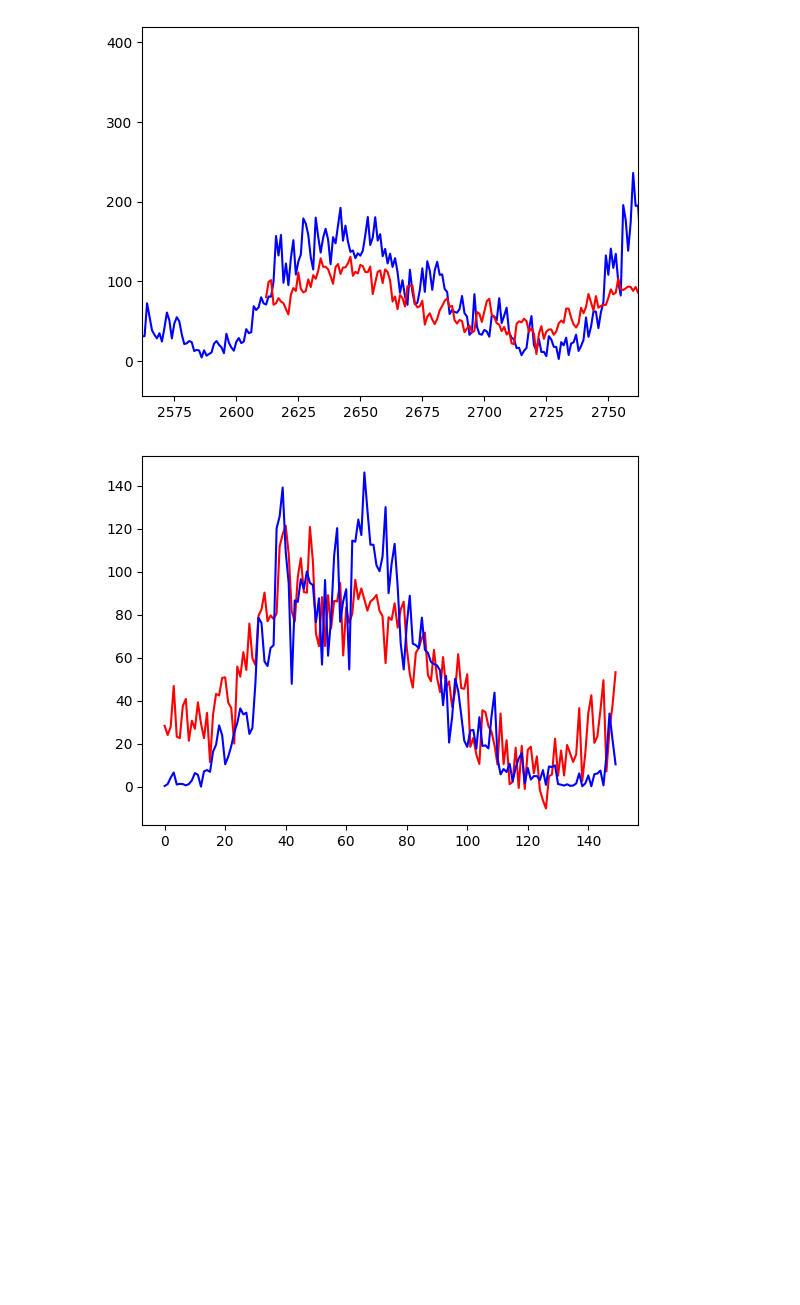
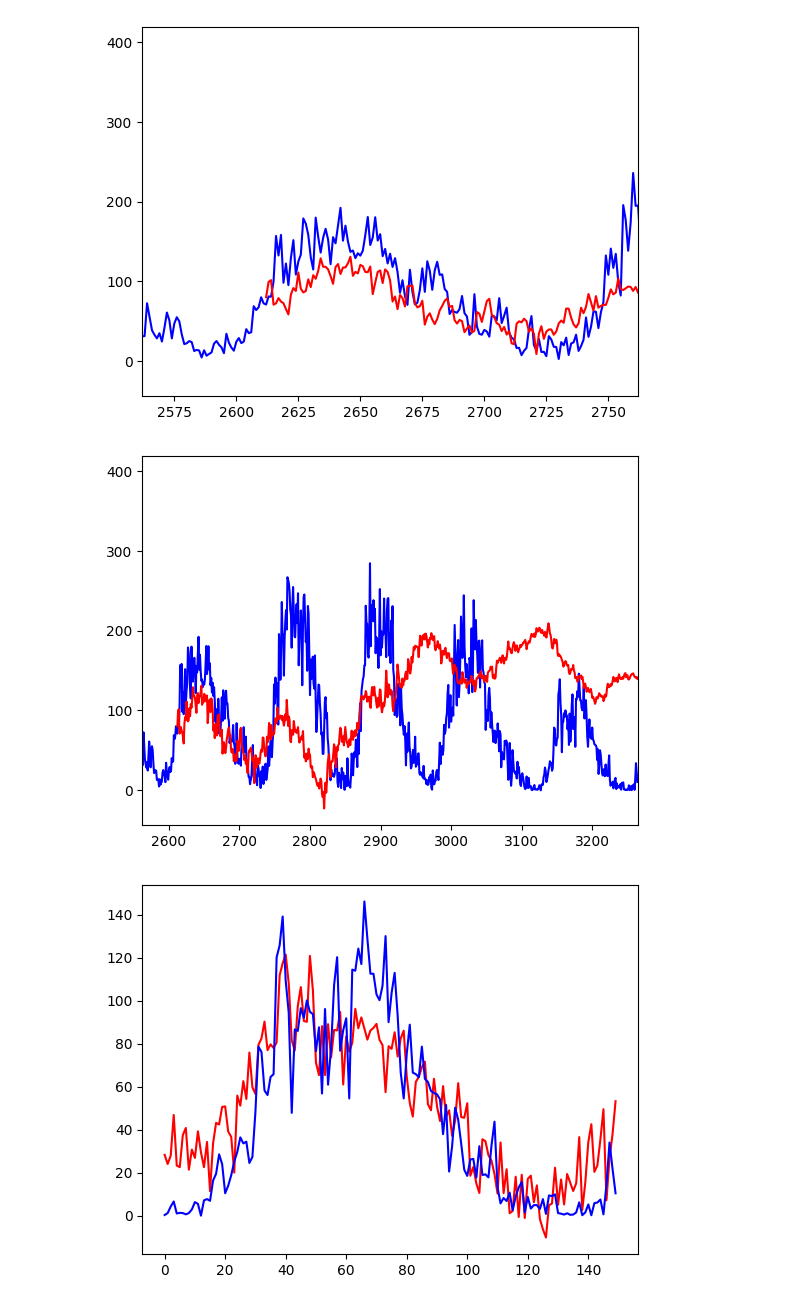
Before and after one commit to Wotaker/timeseries-models, a Jupyter notebook: models/ESN/sunspots.ipynb, the cells around one changed output. Saved outputs shown, nothing was run; the diff lists cells and outputs as text; code cells hidden in the pictures; blank space fills up the shorter version.

```diff
--- a/models/ESN/sunspots.ipynb
+++ b/models/ESN/sunspots.ipynb
@@ -281,6 +281,13 @@ plt.xlim((len(X)-test_obs-50, len(X)-test_obs+150))
 plt.show()
 # %% [output]
 [figure]
+# %%
+plt.plot(X, color = 'blue', label = 'Original')
+plt.plot(range(len(X)-test_obs, len(X)), predictions, color = 'red',label = 'Rolling Mean')
+plt.xlim((len(X)-test_obs-50, len(X)))
+plt.show()
+# %% [output]
+[figure, added]
 # %%
 test_X, test_y, = split_sequence(test_df, n_steps_in, n_steps_out)
 test_X = torch.from_numpy(test_X).to(device)
```
Also changed, not shown: parts of 3 cells of this notebook, 1 other file.
